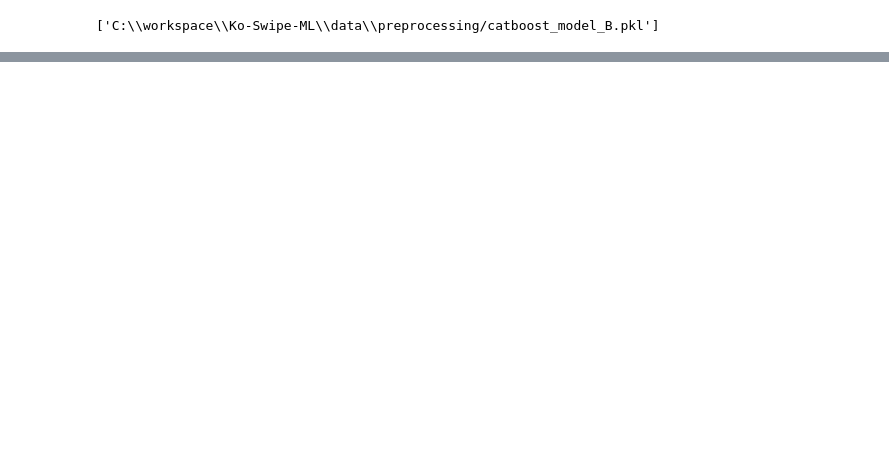
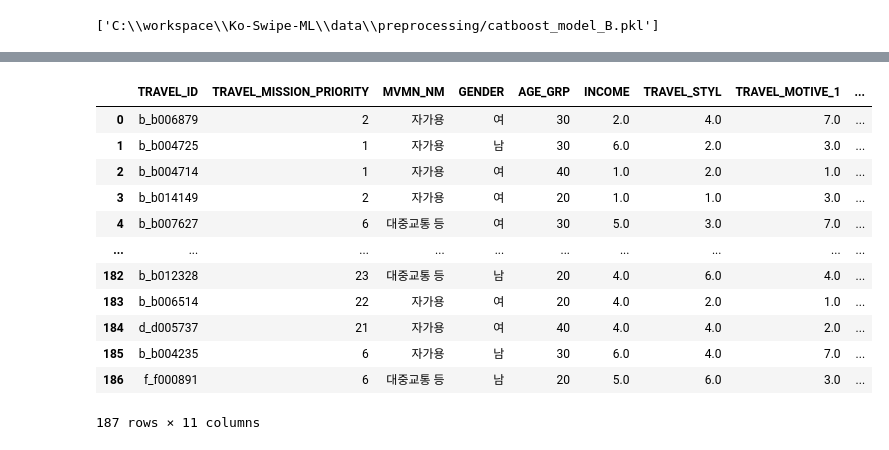
Before and after one commit to K-Swipe/Ko-Swipe-ML, a Jupyter notebook: Recommended/train.ipynb, the cells around one changed output, grey strips where cells are left out. Cells and saved outputs as stored; diff of their text form; code cells hidden in the pictures; blank space fills up the shorter version.

```diff
--- a/Recommended/train.ipynb
+++ b/Recommended/train.ipynb
@@ -195,6 +195,12 @@ path = r"C:\workspace\Ko-Swipe-ML\data\preprocessing"
 modelb = joblib.load(path + '/catboost_model_B.pkl')
 testb = pd.read_csv(path + '/관광지 추천시스템 Testset_B.csv')
 trainb = pd.read_csv(path + '/관광지 추천시스템 Trainset_B.csv')
+
+trainb.dropna(inplace = True)
+trainb.reset_index(inplace = True, drop = True )
+
+testb.dropna(inplace = True)
+testb.reset_index(inplace = True, drop = True )
 # %%
 X_testb = testb.drop(['DGSTFN'], axis = 1)
 y_testb = testb['DGSTFN']
@@ -272,4 +294,20 @@ info = pd.read_csv(path + '/관광지 추천시스템 Testset_B- 여행지 정
 # %%
 new_user_info['TRAVEL_MISSION_PRIORITY'] = new_user_info['TRAVEL_MISSION_PRIORITY'].astype('int')
 new_user_info['AGE_GRP'] = new_user_info['AGE_GRP'].astype('int')
+# %%
+new_user_info
+# %% [output]
+|  | TRAVEL_ID | TRAVEL_MISSION_PRIORITY | MVMN_NM | GENDER | AGE_GRP | INCOME | TRAVEL_STYL | TRAVEL_MOTIVE_1 | ... |
+| 0 | b_b006879 | 2 | 자가용 | 여 | 30 | 2.0 | 4.0 | 7.0 | ... |
+| 1 | b_b004725 | 1 | 자가용 | 남 | 30 | 6.0 | 2.0 | 3.0 | ... |
+| 2 | b_b004714 | 1 | 자가용 | 여 | 40 | 1.0 | 2.0 | 1.0 | ... |
+| 3 | b_b014149 | 2 | 자가용 | 여 | 20 | 1.0 | 1.0 | 3.0 | ... |
+| 4 | b_b007627 | 6 | 대중교통 등 | 여 | 30 | 5.0 | 3.0 | 7.0 | ... |
+| ... | ... | ... | ... | ... | ... | ... | ... | ... | ... |
+| 182 | b_b012328 | 23 | 대중교통 등 | 남 | 20 | 4.0 | 6.0 | 4.0 | ... |
+| 183 | b_b006514 | 22 | 자가용 | 여 | 20 | 4.0 | 2.0 | 1.0 | ... |
+| 184 | d_d005737 | 21 | 자가용 | 여 | 40 | 4.0 | 4.0 | 2.0 | ... |
+| 185 | b_b004235 | 6 | 자가용 | 남 | 30 | 6.0 | 4.0 | 7.0 | ... |
+| 186 | f_f000891 | 6 | 대중교통 등 | 남 | 20 | 5.0 | 6.0 | 3.0 | ... |
+187 rows × 11 columns
 # %%
```
Also changed, not shown: parts of 6 cells of this notebook, 2 other files.
